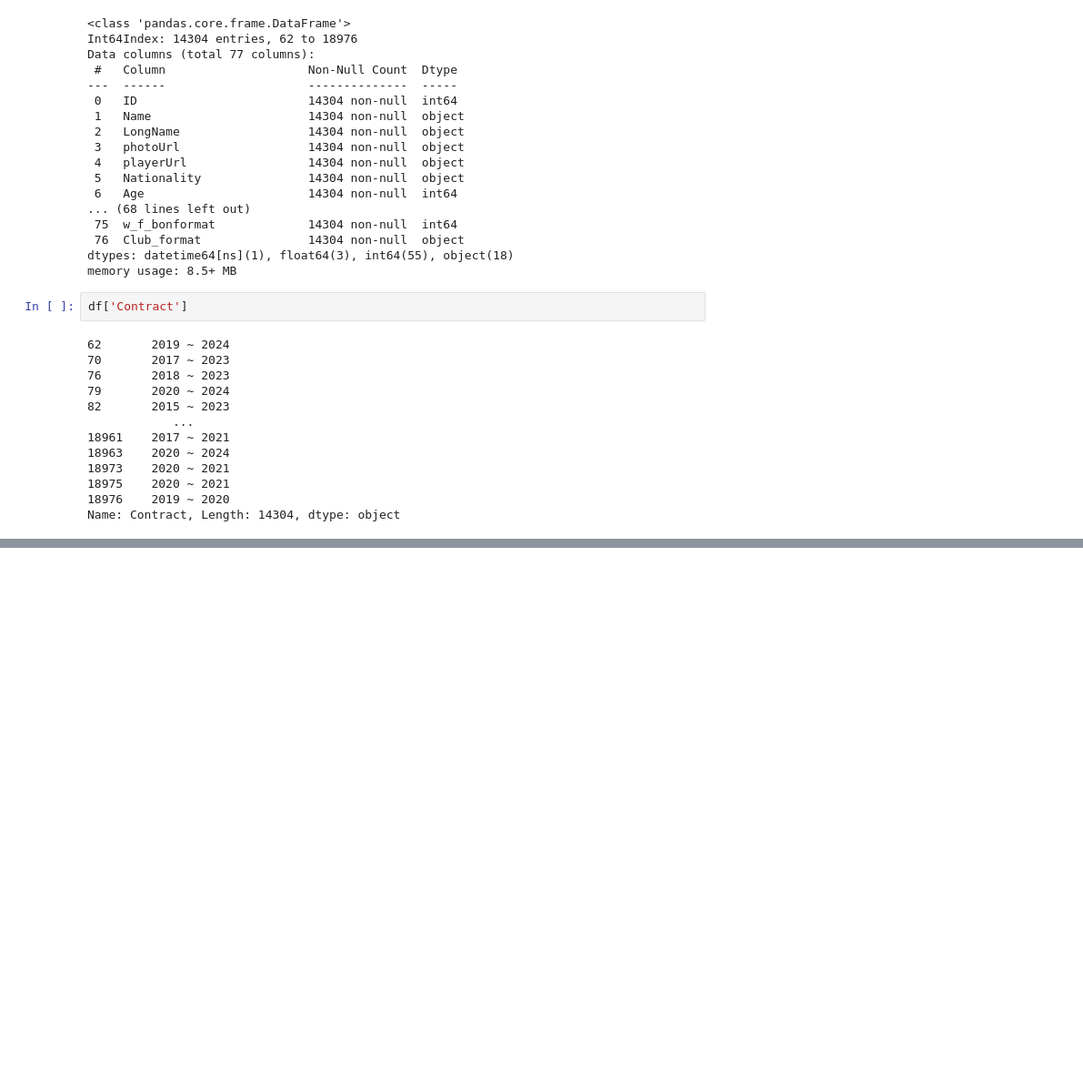
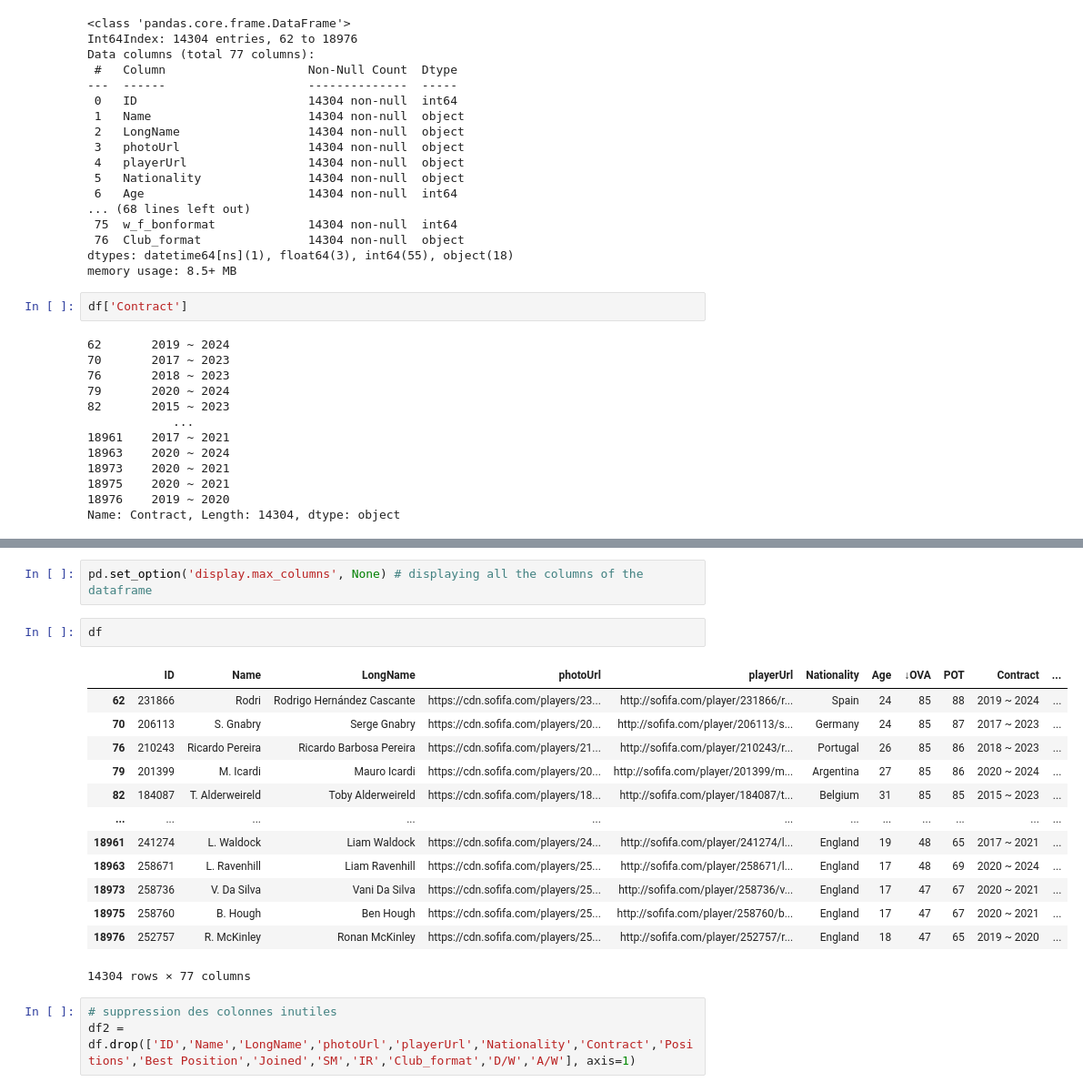
Before and after one commit to papstarlove/Data-Processing-Machine-Learning, a Jupyter notebook: fifa messy data/fifa project version 1.ipynb, the cells around one changed output, grey strips where cells are left out. Shown at 91% size. Saved outputs shown, nothing was run; the diff lists cells and outputs as text; blank space fills up the shorter version.

Commit message:
delating useless column

```diff
--- a/fifa messy data/fifa project version 1.ipynb
+++ b/fifa messy data/fifa project version 1.ipynb
@@ -524,0 +644,21 @@ df
+# %%
+pd.set_option('display.max_columns', None) # displaying all the columns of the dataframe
+# %%
+df
+# %% [output]
+|  | ID | Name | LongName | photoUrl | playerUrl | Nationality | Age | ↓OVA | POT | Contract | ... |
+| 62 | 231866 | Rodri | Rodrigo Hernández Cascante | https://cdn.sofifa.com/players/23... | http://sofifa.com/player/231866/r... | Spain | 24 | 85 | 88 | 2019 ~ 2024 | ... |
+| 70 | 206113 | S. Gnabry | Serge Gnabry | https://cdn.sofifa.com/players/20... | http://sofifa.com/player/206113/s... | Germany | 24 | 85 | 87 | 2017 ~ 2023 | ... |
+| 76 | 210243 | Ricardo Pereira | Ricardo Barbosa Pereira | https://cdn.sofifa.com/players/21... | http://sofifa.com/player/210243/r... | Portugal | 26 | 85 | 86 | 2018 ~ 2023 | ... |
+| 79 | 201399 | M. Icardi | Mauro Icardi | https://cdn.sofifa.com/players/20... | http://sofifa.com/player/201399/m... | Argentina | 27 | 85 | 86 | 2020 ~ 2024 | ... |
+| 82 | 184087 | T. Alderweireld | Toby Alderweireld | https://cdn.sofifa.com/players/18... | http://sofifa.com/player/184087/t... | Belgium | 31 | 85 | 85 | 2015 ~ 2023 | ... |
+| ... | ... | ... | ... | ... | ... | ... | ... | ... | ... | ... | ... |
+| 18961 | 241274 | L. Waldock | Liam Waldock | https://cdn.sofifa.com/players/24... | http://sofifa.com/player/241274/l... | England | 19 | 48 | 65 | 2017 ~ 2021 | ... |
+| 18963 | 258671 | L. Ravenhill | Liam Ravenhill | https://cdn.sofifa.com/players/25... | http://sofifa.com/player/258671/l... | England | 17 | 48 | 69 | 2020 ~ 2024 | ... |
+| 18973 | 258736 | V. Da Silva | Vani Da Silva | https://cdn.sofifa.com/players/25... | http://sofifa.com/player/258736/v... | England | 17 | 47 | 67 | 2020 ~ 2021 | ... |
+| 18975 | 258760 | B. Hough | Ben Hough | https://cdn.sofifa.com/players/25... | http://sofifa.com/player/258760/b... | England | 17 | 47 | 67 | 2020 ~ 2021 | ... |
+| 18976 | 252757 | R. McKinley | Ronan McKinley | https://cdn.sofifa.com/players/25... | http://sofifa.com/player/252757/r... | England | 18 | 47 | 65 | 2019 ~ 2020 | ... |
+14304 rows × 77 columns
+# %%
+# suppression des colonnes inutiles
+df2 = df.drop(['ID','Name','LongName','photoUrl','playerUrl','Nationality','Contract','Positions','Best Position','Joined','SM','IR','Club_format','D/W','A/W'], axis=1)
```
Also changed, not shown: parts of 24 cells of this notebook.
